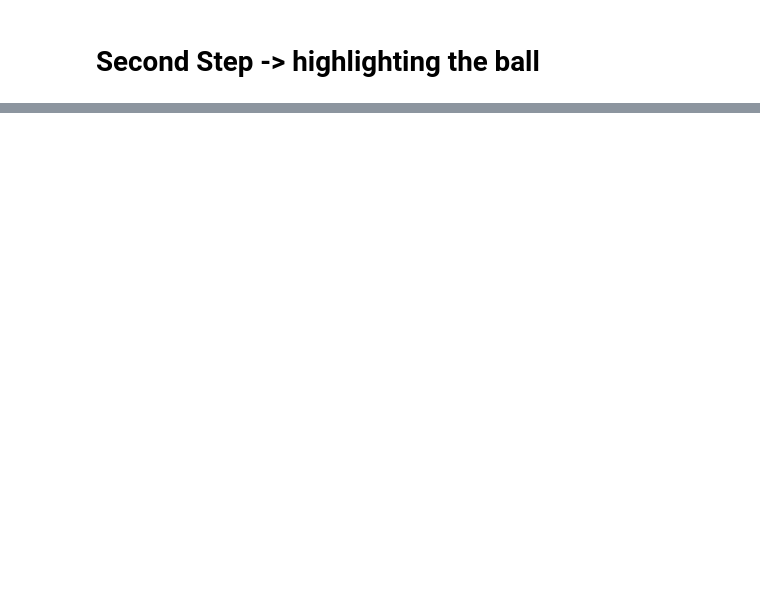
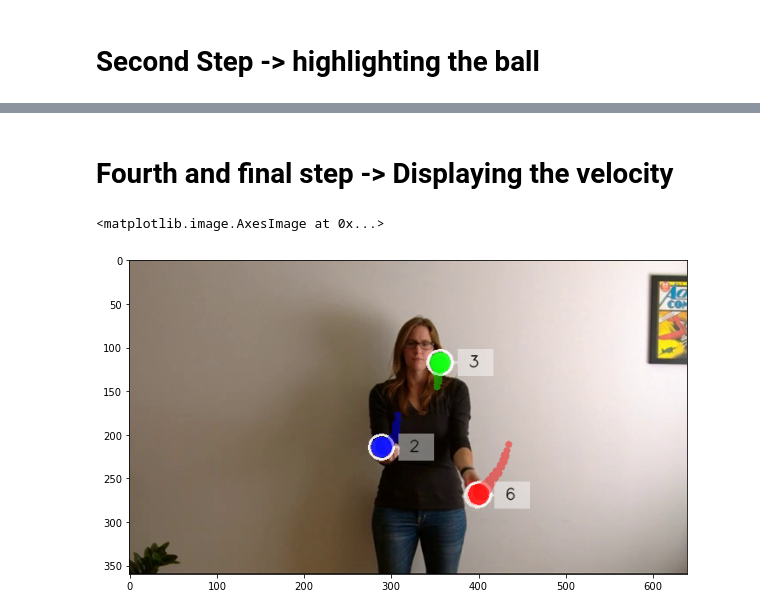
Before and after one commit to elimlk/CVfinalProject, a Jupyter notebook: CVFinalProject.ipynb, the cells around one changed output, grey strips where cells are left out. Cells and saved outputs as stored; diff of their text form; code cells hidden in the pictures; blank space fills up the shorter version.

```diff
--- a/CVFinalProject.ipynb
+++ b/CVFinalProject.ipynb
@@ -310,3 +302,14 @@ plt.imshow(frameDemo)
+# %% [markdown]
+# Fourth and final step -> Displaying the velocity
+# %%
+plt.figure(figsize=(10,10))
+frame = displayVelocity(frame,greenListDist[-1],blueListDist[-1],redListDist[-1],ptsGreen[0],ptsBlue[0],ptsRed[0])
+frameVel = cv2.cvtColor(frame, cv2.COLOR_RGB2BGR)
+
+plt.imshow(frameVel)
+# %% [output]
+<matplotlib.image.AxesImage at 0x...>
+[figure, added]
 # %%
 ptsGreen.clear()
 ptsBlue.clear()
```
Also changed, not shown: parts of 9 cells of this notebook.
